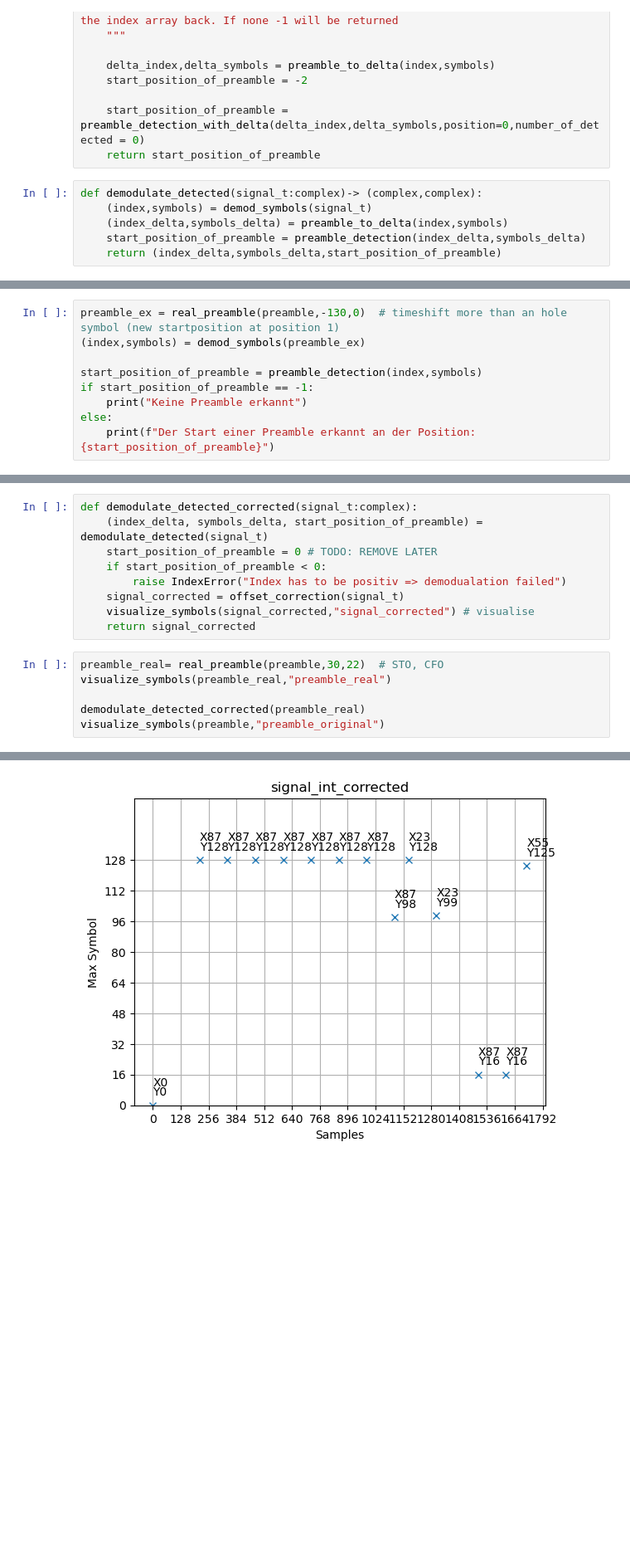
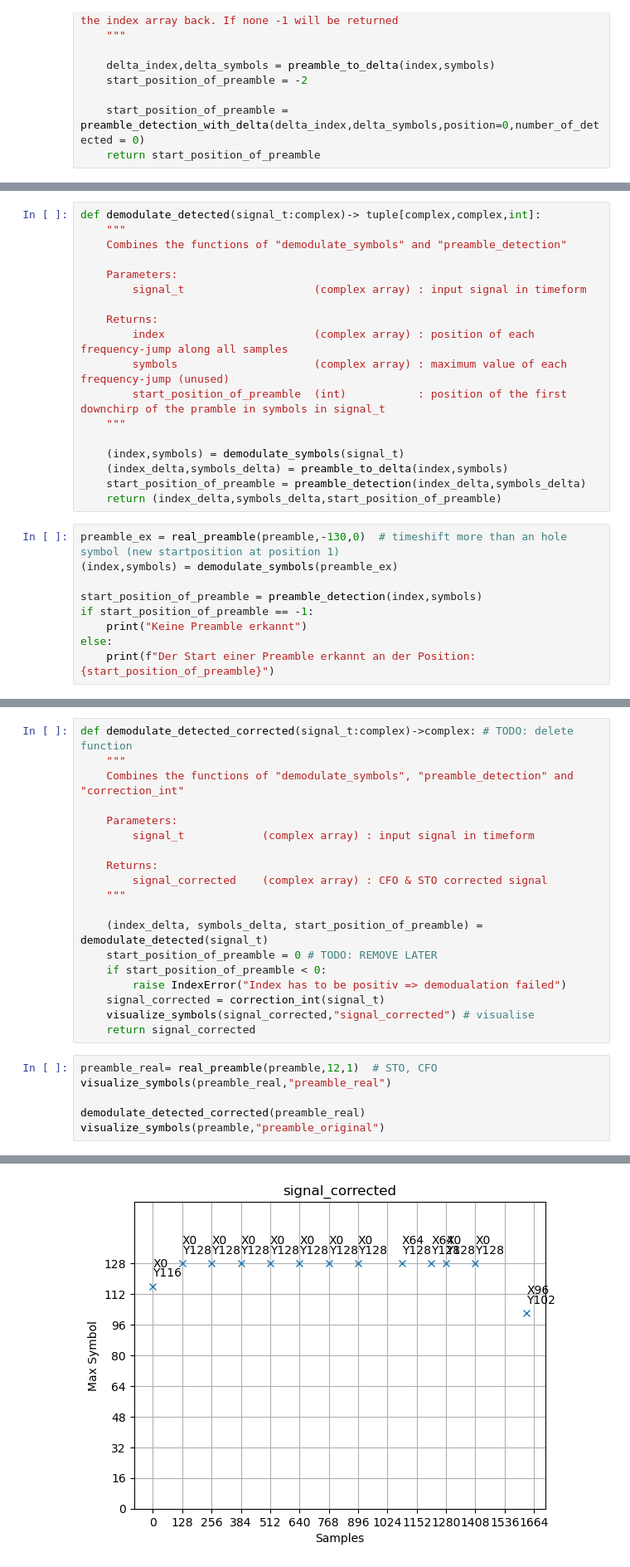
Before and after one commit to xedlix/PAIND, a Jupyter notebook: SDR/Code/Theorie.ipynb, the cells around one changed output, grey strips where cells are left out. Shown at 83% size. Drawn from its saved outputs; the diff is of its cells as text; blank space fills up the shorter version.

```diff
--- a/SDR/Code/Theorie.ipynb
+++ b/SDR/Code/Theorie.ipynb
@@ -294,9 +167,3 @@ def preamble_detection(index:complex,symbols:complex) -> int:
 
     start_position_of_preamble = preamble_detection_with_delta(delta_index,delta_symbols,position=0,number_of_detected = 0)
     return start_position_of_preamble
-# %%
-def demodulate_detected(signal_t:complex)-> (complex,complex):
-    (index,symbols) = demod_symbols(signal_t)
-    (index_delta,symbols_delta) = preamble_to_delta(index,symbols)
-    start_position_of_preamble = preamble_detection(index_delta,symbols_delta)
-    return (index_delta,symbols_delta,start_position_of_preamble)
@@ -303,6 +300,24 @@ def demodulate_detected(signal_t:complex)-> (complex,complex):
+# %%
+def demodulate_detected(signal_t:complex)-> tuple[complex,complex,int]:
+    """
+    Combines the functions of "demodulate_symbols" and "preamble_detection"
+
+    Parameters:
+        signal_t                    (complex array) : input signal in timeform
+
+    Returns:
+        index                       (complex array) : position of each frequency-jump along all samples
+        symbols                     (complex array) : maximum value of each frequency-jump (unused)
+        start_position_of_preamble  (int)           : position of the first downchirp of the pramble in symbols in signal_t
+    """
+
+    (index,symbols) = demodulate_symbols(signal_t)
+    (index_delta,symbols_delta) = preamble_to_delta(index,symbols)
+    start_position_of_preamble = preamble_detection(index_delta,symbols_delta)
+    return (index_delta,symbols_delta,start_position_of_preamble)
 # %%
 preamble_ex = real_preamble(preamble,-130,0)  # timeshift more than an hole symbol (new startposition at position 1)
-(index,symbols) = demod_symbols(preamble_ex)
+(index,symbols) = demodulate_symbols(preamble_ex)
 
 start_position_of_preamble = preamble_detection(index,symbols)
 if start_position_of_preamble == -1:
@@ -376,14 +384,24 @@ def offset_correction(signal_t:complex) -> complex:
 # %%
-def demodulate_detected_corrected(signal_t:complex):
+def demodulate_detected_corrected(signal_t:complex)->complex: # TODO: delete function
+    """
+    Combines the functions of "demodulate_symbols", "preamble_detection" and "correction_int"
+
+    Parameters:
+        signal_t            (complex array) : input signal in timeform
+
+    Returns:
+        signal_corrected    (complex array) : CFO & STO corrected signal
+    """
+
     (index_delta, symbols_delta, start_position_of_preamble) = demodulate_detected(signal_t)
     start_position_of_preamble = 0 # TODO: REMOVE LATER
     if start_position_of_preamble < 0:
         raise IndexError("Index has to be positiv => demodualation failed")
-    signal_corrected = offset_correction(signal_t)
+    signal_corrected = correction_int(signal_t)
     visualize_symbols(signal_corrected,"signal_corrected") # visualise
     return signal_corrected
 # %%
-preamble_real= real_preamble(preamble,30,22)  # STO, CFO
+preamble_real= real_preamble(preamble,12,1)  # STO, CFO
 visualize_symbols(preamble_real,"preamble_real")
 
 demodulate_detected_corrected(preamble_real)
@@ -421 +417 @@ demodulate symbols:
-[figure, old version]
+[figure, new version]
```
Also changed, not shown: parts of 15 cells of this notebook, 1 other file.
